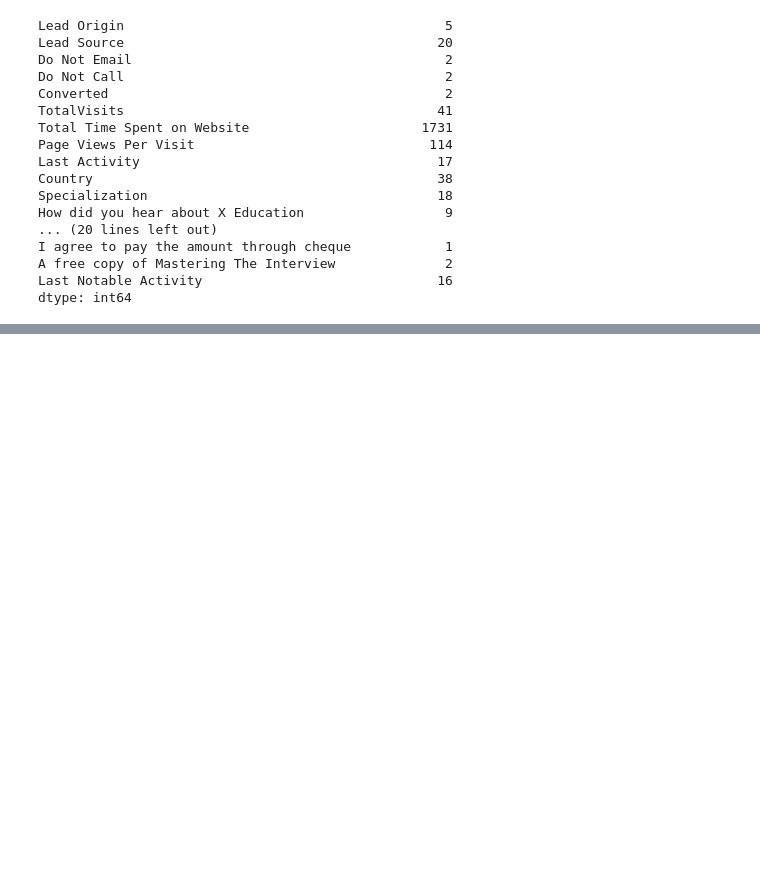
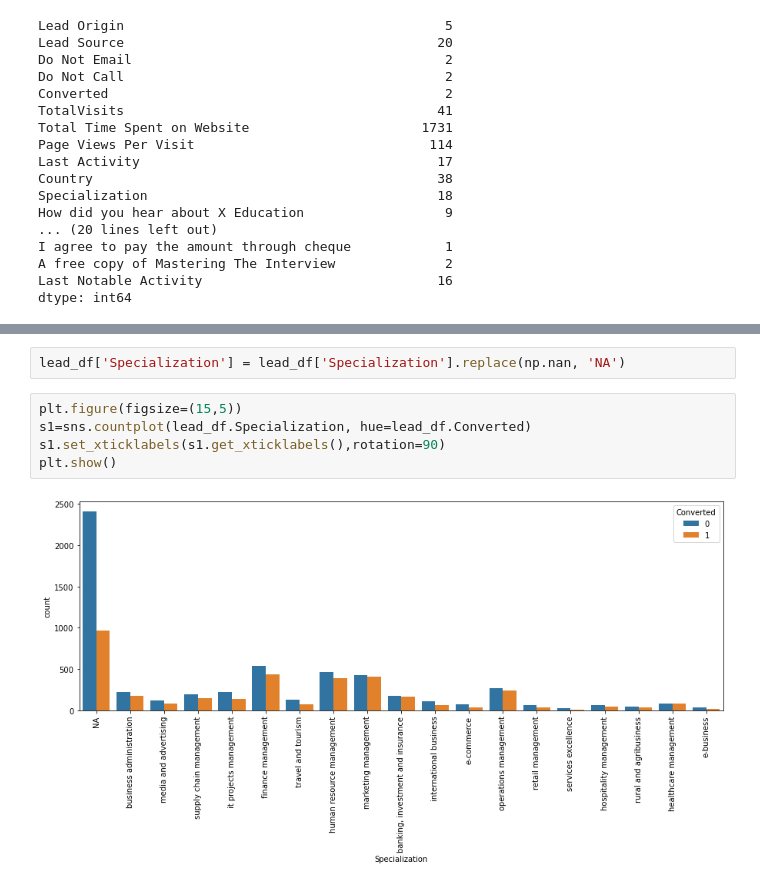
Before and after one commit to Pompy022/Lead-score-case-study, a Jupyter notebook: Lead score case study.ipynb, the cells around one changed output, grey strips where cells are left out. Cells and saved outputs as stored; diff of their text form; blank space fills up the shorter version.

```diff
--- a/Lead score case study.ipynb
+++ b/Lead score case study.ipynb
@@ -106,0 +271,9 @@ dtype: int64
+# %%
+lead_df['Specialization'] = lead_df['Specialization'].replace(np.nan, 'NA')
+# %%
+plt.figure(figsize=(15,5))
+s1=sns.countplot(lead_df.Specialization, hue=lead_df.Converted)
+s1.set_xticklabels(s1.get_xticklabels(),rotation=90)
+plt.show()
+# %% [output]
+[figure, added]
```
Also changed, not shown: parts of 82 cells of this notebook.
